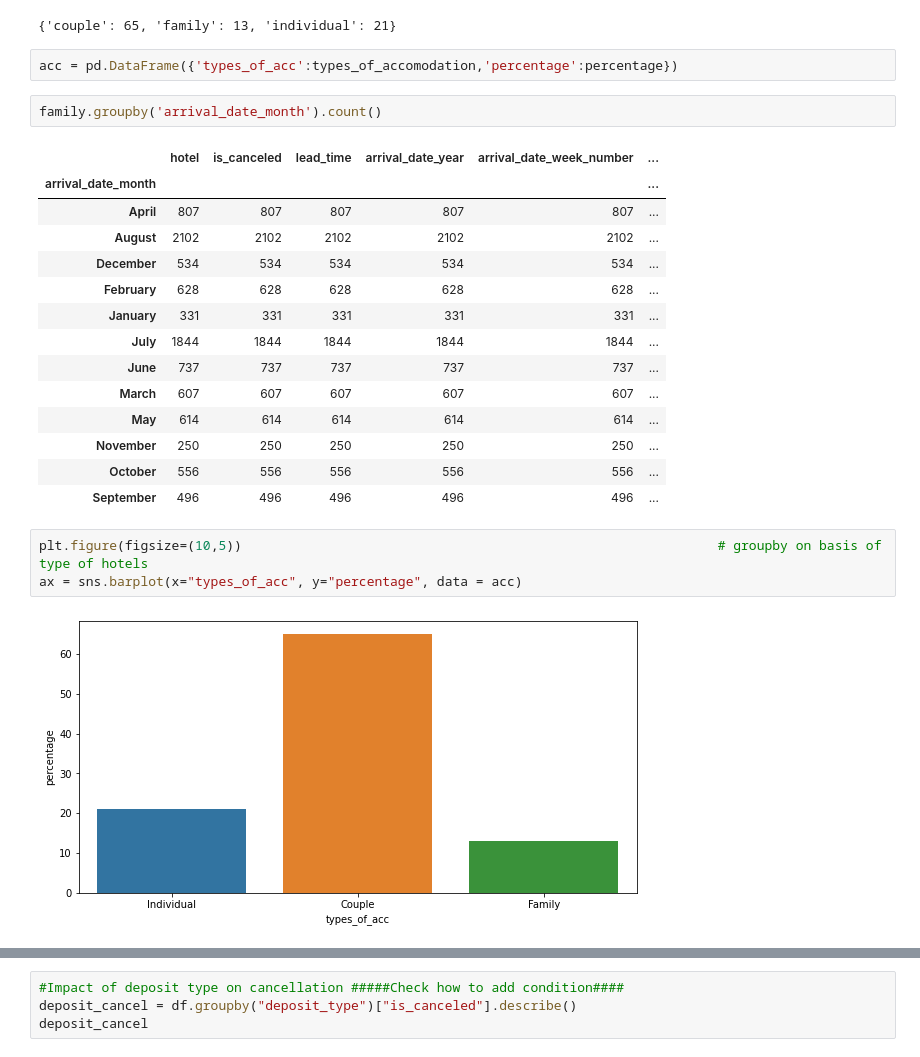
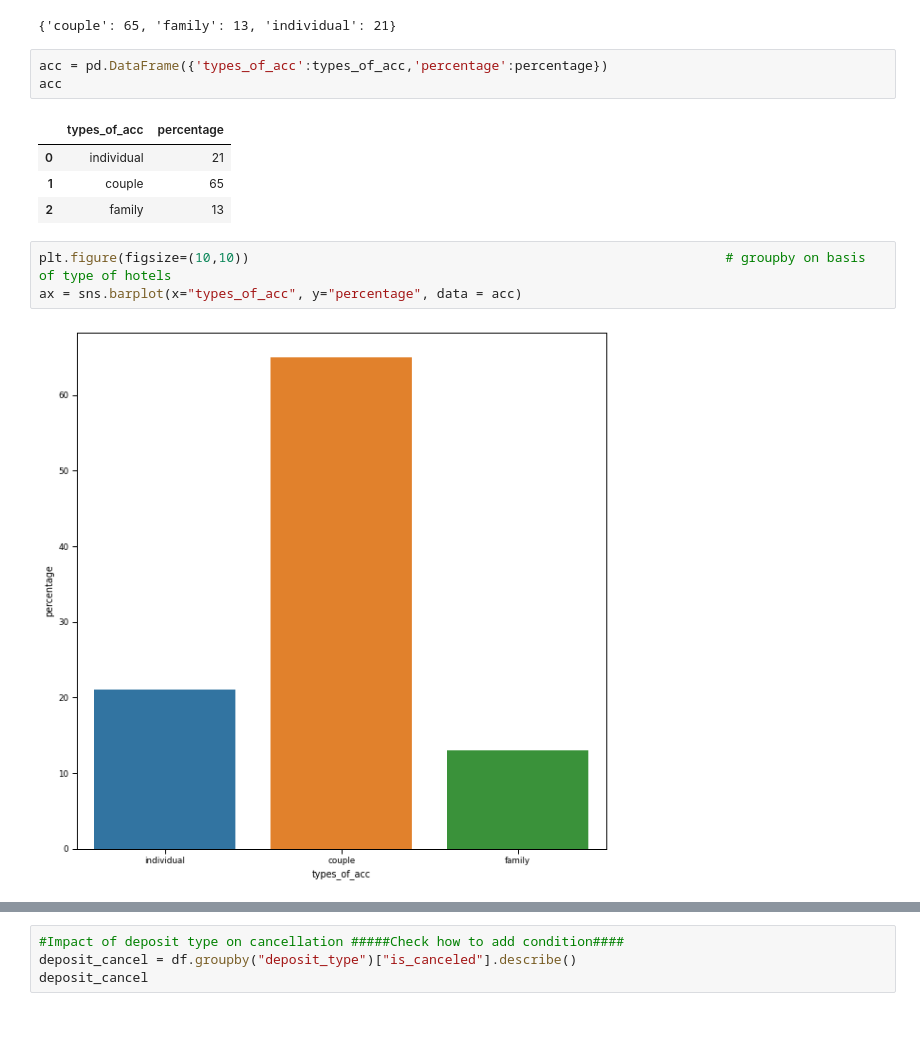
Before and after one commit to AkshayRai20/Projects1, a Jupyter notebook: Akshay_Team_6_Capstone_Project.ipynb, the cells around one changed output, grey strips where cells are left out. Drawn from its saved outputs; the diff is of its cells as text; blank space fills up the shorter version.

```diff
--- a/Akshay_Team_6_Capstone_Project.ipynb
+++ b/Akshay_Team_6_Capstone_Project.ipynb
@@ -566,29 +599,18 @@ dict(zip(types_of_acc,percentage))
 # %% [output]
 {'couple': 65, 'family': 13, 'individual': 21}
 # %%
-acc = pd.DataFrame({'types_of_acc':types_of_accomodation,'percentage':percentage})
+acc = pd.DataFrame({'types_of_acc':types_of_acc,'percentage':percentage})
+acc
+# %% [output]
+|  | types_of_acc | percentage |
+| 0 | individual | 21 |
+| 1 | couple | 65 |
+| 2 | family | 13 |
-# %%
-family.groupby('arrival_date_month').count()
-# %% [output]
-|  | hotel | is_canceled | lead_time | arrival_date_year | arrival_date_week_number | ... |
-| arrival_date_month |  |  |  |  |  | ... |
-| April | 807 | 807 | 807 | 807 | 807 | ... |
-| August | 2102 | 2102 | 2102 | 2102 | 2102 | ... |
-| December | 534 | 534 | 534 | 534 | 534 | ... |
-| February | 628 | 628 | 628 | 628 | 628 | ... |
-| January | 331 | 331 | 331 | 331 | 331 | ... |
-| July | 1844 | 1844 | 1844 | 1844 | 1844 | ... |
-| June | 737 | 737 | 737 | 737 | 737 | ... |
-| March | 607 | 607 | 607 | 607 | 607 | ... |
-| May | 614 | 614 | 614 | 614 | 614 | ... |
-| November | 250 | 250 | 250 | 250 | 250 | ... |
-| October | 556 | 556 | 556 | 556 | 556 | ... |
-| September | 496 | 496 | 496 | 496 | 496 | ... |
 # %%
-plt.figure(figsize=(10,5))                                                             # groupby on basis of type of hotels
+plt.figure(figsize=(10,10))                                                             # groupby on basis of type of hotels
 ax = sns.barplot(x="types_of_acc", y="percentage", data = acc)
 # %% [output]
-[figure, old version]
+[figure, new version]
 # %%
 #Does parking have an impact on bookings for resort hotels?
 new_df.groupby(['hotel'])['required_car_parking_spaces'].sum().plot.pie(radius = 2)
```
Also changed, not shown: parts of 27 cells of this notebook.
